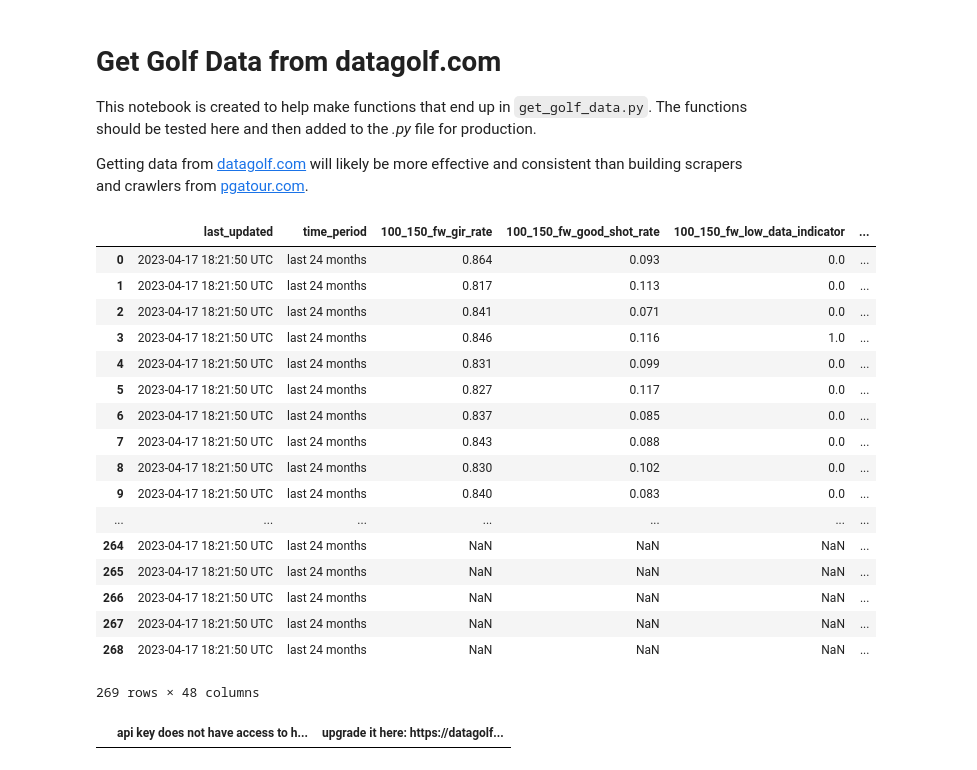
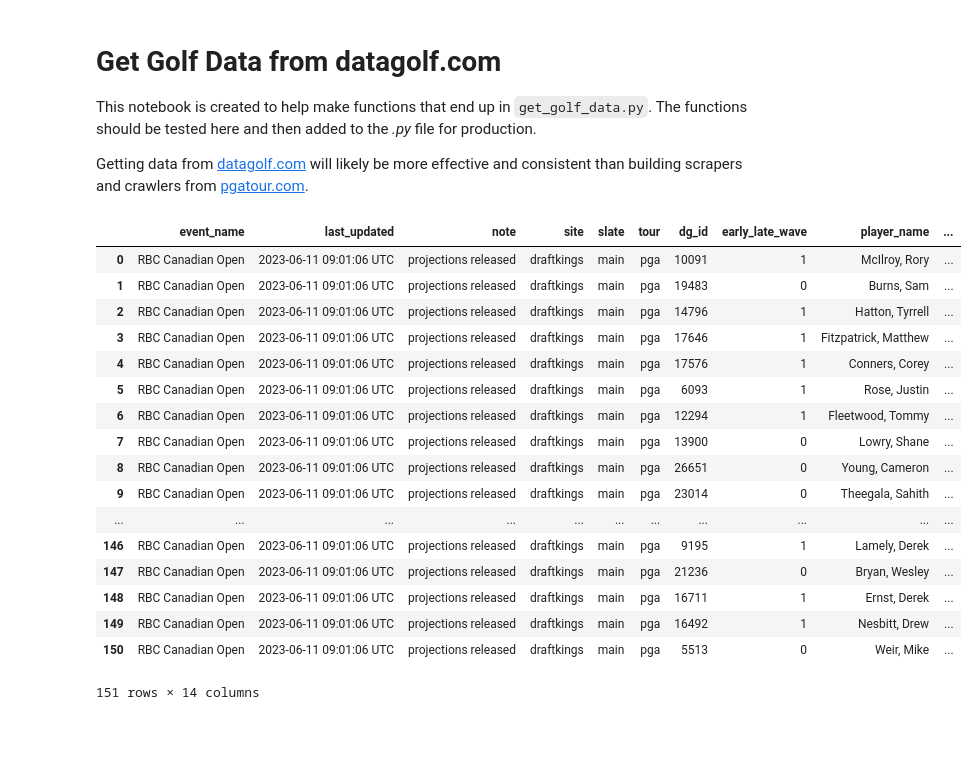
Before and after one commit to jbaviation/data-golf, a Jupyter notebook: get_data.ipynb, the cells around one changed output. Cells and saved outputs as stored; diff of their text form; code cells hidden in the pictures; blank space fills up the shorter version.

Commit message:
get_fantasy function added
Allows for the user to pull dfs data and predictions for analysis.

```diff
--- a/get_data.ipynb
+++ b/get_data.ipynb
@@ -19,25 +19,25 @@ pd.options.display.max_columns = 50
 # %%
 dg = pygolf.datagolf()
 
-test = dg.get_approach_skill()
+test = dg.get_fantasy()
 test
 # %% [output]
-|  | last_updated | time_period | 100_150_fw_gir_rate | 100_150_fw_good_shot_rate | 100_150_fw_low_data_indicator | ... |
-| 0 | 2023-04-17 18:21:50 UTC | last 24 months | 0.864 | 0.093 | 0.0 | ... |
-| 1 | 2023-04-17 18:21:50 UTC | last 24 months | 0.817 | 0.113 | 0.0 | ... |
-| 2 | 2023-04-17 18:21:50 UTC | last 24 months | 0.841 | 0.071 | 0.0 | ... |
-| 3 | 2023-04-17 18:21:50 UTC | last 24 months | 0.846 | 0.116 | 1.0 | ... |
-| 4 | 2023-04-17 18:21:50 UTC | last 24 months | 0.831 | 0.099 | 0.0 | ... |
-| 5 | 2023-04-17 18:21:50 UTC | last 24 months | 0.827 | 0.117 | 0.0 | ... |
-| 6 | 2023-04-17 18:21:50 UTC | last 24 months | 0.837 | 0.085 | 0.0 | ... |
-| 7 | 2023-04-17 18:21:50 UTC | last 24 months | 0.843 | 0.088 | 0.0 | ... |
-| 8 | 2023-04-17 18:21:50 UTC | last 24 months | 0.830 | 0.102 | 0.0 | ... |
-| 9 | 2023-04-17 18:21:50 UTC | last 24 months | 0.840 | 0.083 | 0.0 | ... |
-| ... | ... | ... | ... | ... | ... | ... |
-| 264 | 2023-04-17 18:21:50 UTC | last 24 months | NaN | NaN | NaN | ... |
-| 265 | 2023-04-17 18:21:50 UTC | last 24 months | NaN | NaN | NaN | ... |
-| 266 | 2023-04-17 18:21:50 UTC | last 24 months | NaN | NaN | NaN | ... |
-| 267 | 2023-04-17 18:21:50 UTC | last 24 months | NaN | NaN | NaN | ... |
-| 268 | 2023-04-17 18:21:50 UTC | last 24 months | NaN | NaN | NaN | ... |
+|  | event_name | last_updated | note | site | slate | tour | dg_id | early_late_wave | player_name | ... |
+| 0 | RBC Canadian Open | 2023-06-11 09:01:06 UTC | projections released | draftkings | main | pga | 10091 | 1 | McIlroy, Rory | ... |
+| 1 | RBC Canadian Open | 2023-06-11 09:01:06 UTC | projections released | draftkings | main | pga | 19483 | 0 | Burns, Sam | ... |
+| 2 | RBC Canadian Open | 2023-06-11 09:01:06 UTC | projections released | draftkings | main | pga | 14796 | 1 | Hatton, Tyrrell | ... |
+| 3 | RBC Canadian Open | 2023-06-11 09:01:06 UTC | projections released | draftkings | main | pga | 17646 | 1 | Fitzpatrick, Matthew | ... |
+| 4 | RBC Canadian Open | 2023-06-11 09:01:06 UTC | projections released | draftkings | main | pga | 17576 | 1 | Conners, Corey | ... |
+| 5 | RBC Canadian Open | 2023-06-11 09:01:06 UTC | projections released | draftkings | main | pga | 6093 | 1 | Rose, Justin | ... |
+| 6 | RBC Canadian Open | 2023-06-11 09:01:06 UTC | projections released | draftkings | main | pga | 12294 | 1 | Fleetwood, Tommy | ... |
+| 7 | RBC Canadian Open | 2023-06-11 09:01:06 UTC | projections released | draftkings | main | pga | 13900 | 0 | Lowry, Shane | ... |
+| 8 | RBC Canadian Open | 2023-06-11 09:01:06 UTC | projections released | draftkings | main | pga | 26651 | 0 | Young, Cameron | ... |
+| 9 | RBC Canadian Open | 2023-06-11 09:01:06 UTC | projections released | draftkings | main | pga | 23014 | 0 | Theegala, Sahith | ... |
+| ... | ... | ... | ... | ... | ... | ... | ... | ... | ... | ... |
+| 146 | RBC Canadian Open | 2023-06-11 09:01:06 UTC | projections released | draftkings | main | pga | 9195 | 1 | Lamely, Derek | ... |
+| 147 | RBC Canadian Open | 2023-06-11 09:01:06 UTC | projections released | draftkings | main | pga | 21236 | 0 | Bryan, Wesley | ... |
+| 148 | RBC Canadian Open | 2023-06-11 09:01:06 UTC | projections released | draftkings | main | pga | 16711 | 1 | Ernst, Derek | ... |
+| 149 | RBC Canadian Open | 2023-06-11 09:01:06 UTC | projections released | draftkings | main | pga | 16492 | 1 | Nesbitt, Drew | ... |
+| 150 | RBC Canadian Open | 2023-06-11 09:01:06 UTC | projections released | draftkings | main | pga | 5513 | 0 | Weir, Mike | ... |
-269 rows × 48 columns
+151 rows × 14 columns
 # %%
@@ -50,4 +55,0 @@ df = pd.DataFrame(csv_list[1:], columns=csv_list[0])
-# %%
-df
-# %% [output]
-|  | api key does not have access to h... | upgrade it here: https://datagolf... |
```
Also changed, not shown: parts of 2 cells of this notebook, 2 other files.
